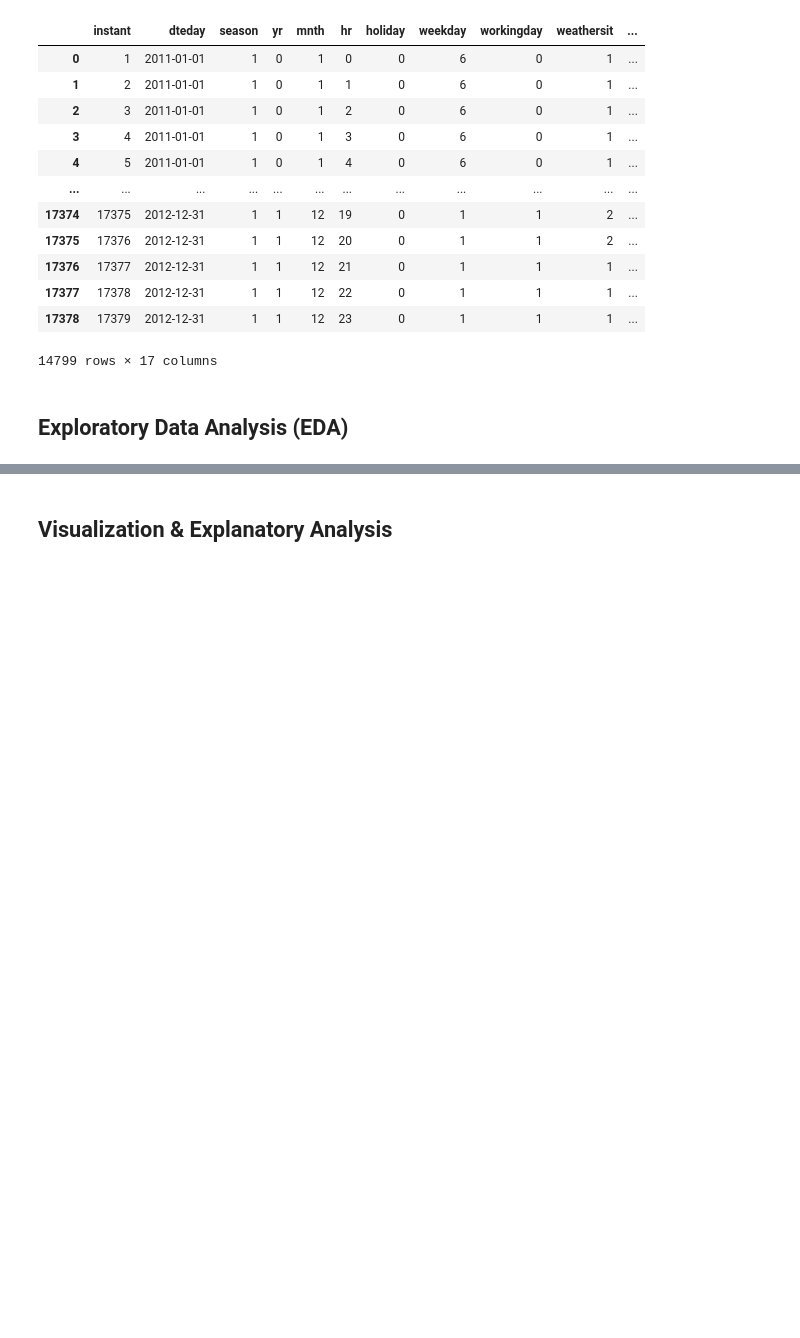
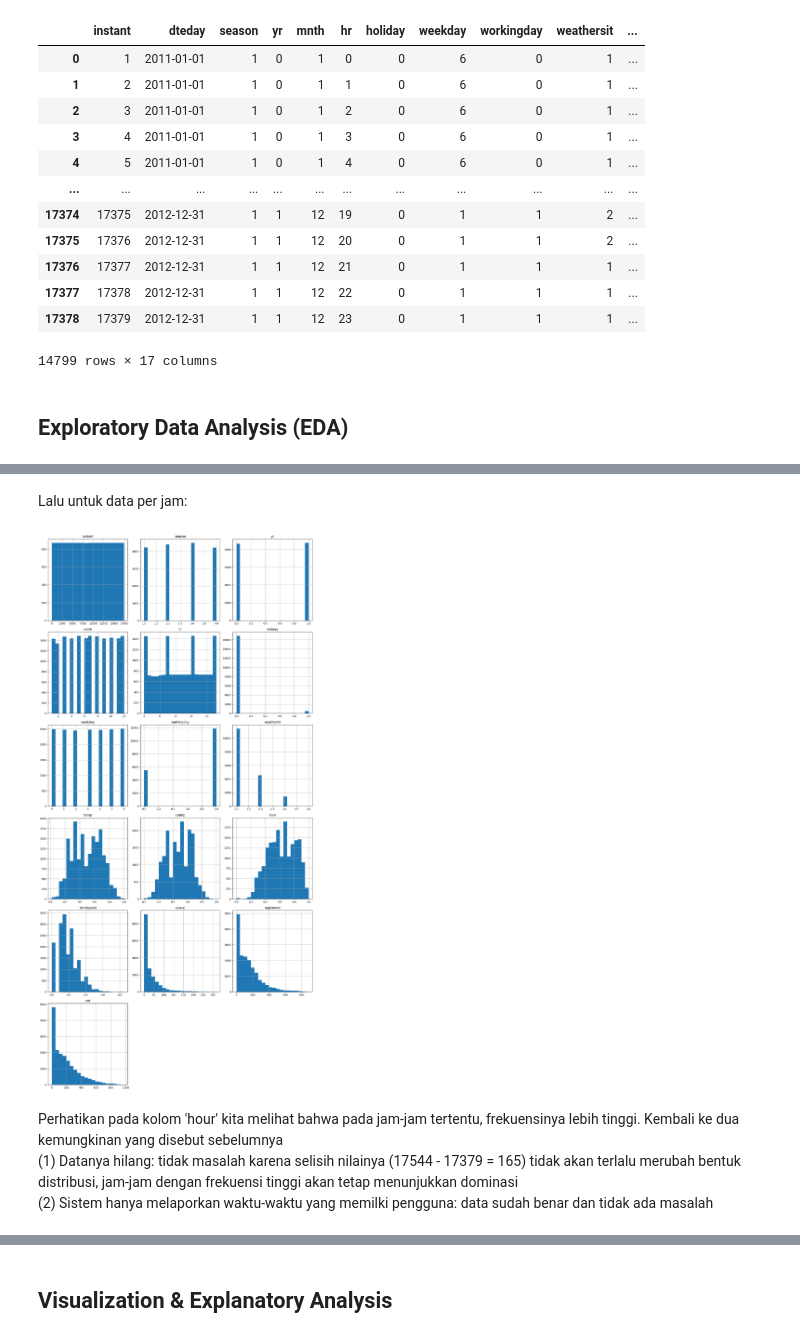
Before and after one commit to amrul-hzz/dicoding-streamlit, a Jupyter notebook: notebook.ipynb, the cells around one changed output, grey strips where cells are left out. Drawn from its saved outputs; the diff is of its cells as text; code cells hidden in the pictures; blank space fills up the shorter version.

```diff
--- a/notebook.ipynb
+++ b/notebook.ipynb
@@ -314,0 +346,10 @@ df_hour_no_out
+# %% [markdown]
+Lalu untuk data per jam:
+# %%
+visualize_histograms(df_hour)
+# %% [output]
+[figure, added]
+# %% [markdown]
+Perhatikan pada kolom 'hour' kita melihat bahwa pada jam-jam tertentu, frekuensinya lebih tinggi. Kembali ke dua kemungkinan yang disebut sebelumnya <br>
+(1) Datanya hilang: tidak masalah karena selisih nilainya (17544 - 17379 = 165) tidak akan terlalu merubah bentuk distribusi, jam-jam dengan frekuensi tinggi akan tetap menunjukkan dominasi <br>
+(2) Sistem hanya melaporkan waktu-waktu yang memilki pengguna: data sudah benar dan tidak ada masalah
```
Also changed, not shown: parts of 54 cells of this notebook.
